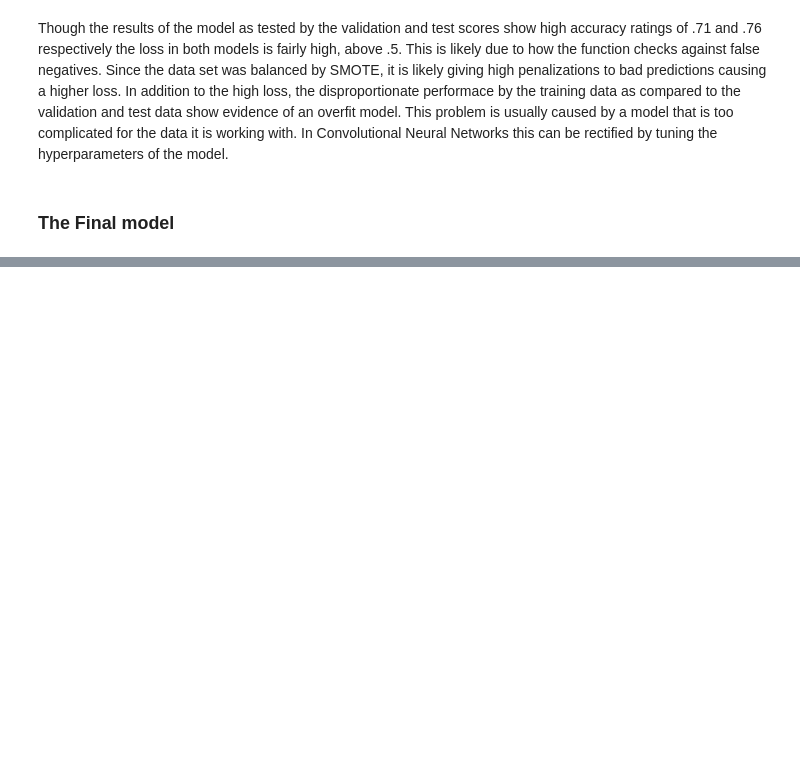
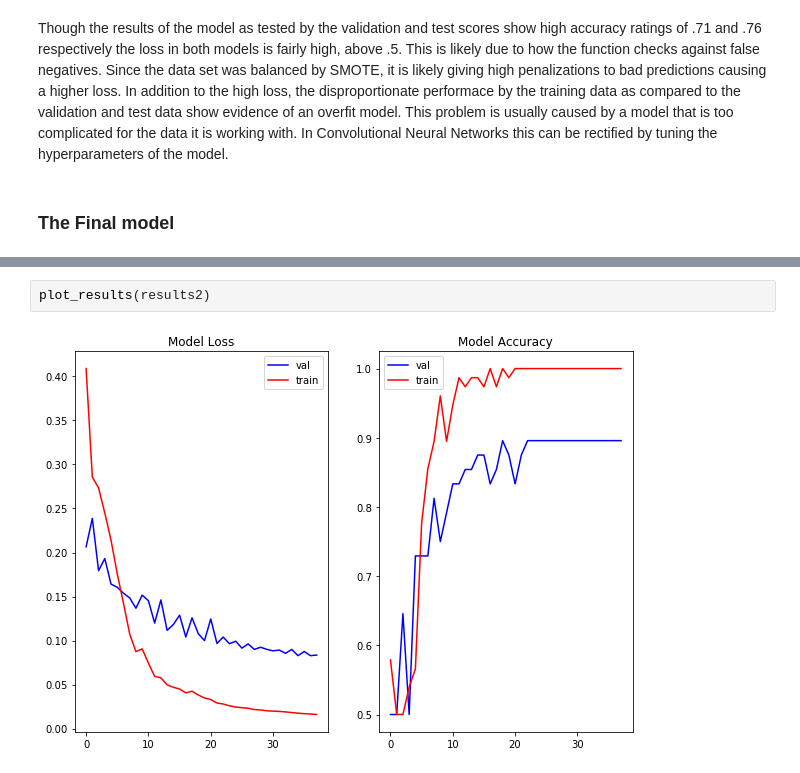
Before and after one commit to RCKettel/PhaseFour_ImageClassification, a Jupyter notebook: Notebooks/ImageClassificationFinalNotebook.ipynb, the cells around one changed output, grey strips where cells are left out. Saved outputs shown, nothing was run; the diff lists cells and outputs as text; blank space fills up the shorter version.

```diff
--- a/Notebooks/ImageClassificationFinalNotebook.ipynb
+++ b/Notebooks/ImageClassificationFinalNotebook.ipynb
@@ -290,0 +284,4 @@ Epoch 19/30
+# %%
+plot_results(results2)
+# %% [output]
+[figure, added]
```
Also changed, not shown: parts of 12 cells of this notebook, 2 other files.
